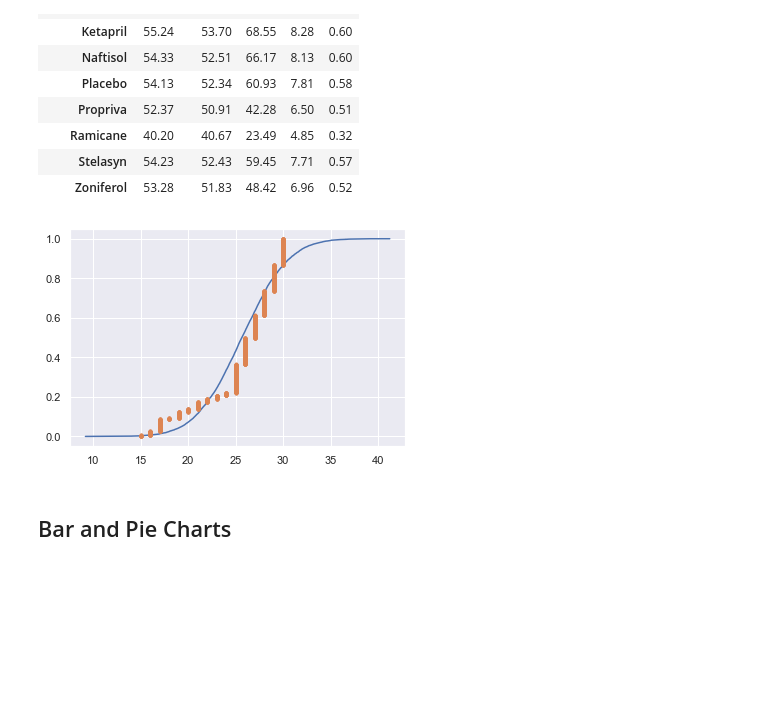
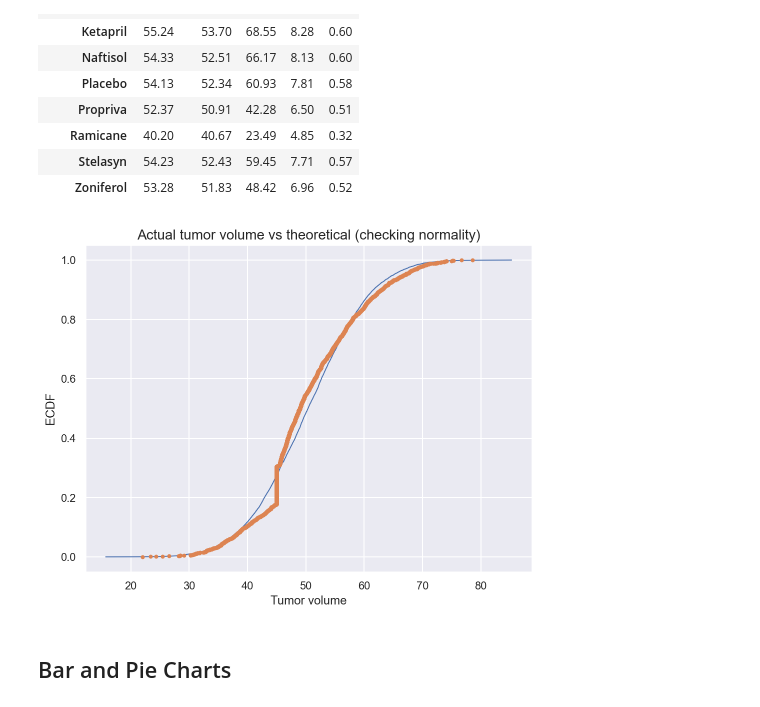
Before and after one commit to OlegRyzhkov2020/matplotlib-challenge, a Jupyter notebook: pymaceuticals_starter.ipynb, the cells around one changed output. Saved outputs shown, nothing was run; the diff lists cells and outputs as text; code cells hidden in the pictures; blank space fills up the shorter version.

Commit message:
exploring data and summary statistics

```diff
--- a/pymaceuticals_starter.ipynb
+++ b/pymaceuticals_starter.ipynb
@@ -32,16 +40,3 @@ mice_data.head()
 | k403 | Ramicane | Male | 21 | 16 | 10 | 35.01 | 1 |
 | k403 | Ramicane | Male | 21 | 16 | 15 | 34.22 | 1 |
 | k403 | Ramicane | Male | 21 | 16 | 20 | 33.00 | 1 |
-# %%
-def ecdf(data):
-    """Compute ECDF for a one-dimensional array of measurements."""
-    # Number of data points: n
-    n = len(data)
-
-    # x-data for the ECDF: x
-    x = np.sort(data)
-
-    # y-data for the ECDF: y
-    y = np.arange(1, n+1) / n
-
-    return x, y
@@ -147,0 +139,16 @@ _=mice_data.corr()['Metastatic Sites'].sort_values().plot.bar()
+# %%
+def ecdf(data):
+    """Compute Empirical Cumulutive Distribution Function (ECDF) for a one-dimensional array of measurements."""
+
+    # Number of data points: n
+    n = len(data)
+    # x-data for the ECDF: x
+    x = np.sort(data)
+    # y-data for the ECDF: y
+    y = np.arange(1, n+1) / n
+    return x, y
+
+def plot_ecdf(data):
+    x,y = ecdf(data)
+    _=plt.plot(x, y, marker='.', linestyle='none')
+    return
@@ -162,16 +184,20 @@ mice_data.groupby('Drug Regimen')['Tumor Volume (mm3)'].agg(['mean', 'median','v
 | Stelasyn | 54.23 | 52.43 | 59.45 | 7.71 | 0.57 |
 | Zoniferol | 53.28 | 51.83 | 48.42 | 6.96 | 0.52 |
 # %%
-# Determine if the mouse weight is considered normally distributed
-mu = np.mean(mice_data['Weight (g)'])
-sigma = np.std(mice_data['Weight (g)'])
+# Determine if the tumor volume is considered normally distributed
+tumor = mice_data['Tumor Volume (mm3)']
+mu = np.mean(tumor)
+sigma = np.std(tumor)
 samples = np.random.normal(mu, sigma, 10000)
-x, y = ecdf(mice_data['Weight (g)'])
+x, y = ecdf(tumor)
 x_theor, y_theor = ecdf(samples)
 _=plt.plot(x_theor, y_theor)
-_=plt.plot(x, y, marker='.', linestyle='none')
+plot_ecdf(tumor)
+_=plt.xlabel('Tumor volume')
+_=plt.ylabel('ECDF')
+_=plt.title('Actual tumor volume vs theoretical (checking normality)', size=14)
 # %% [output]
-[figure, old version]
+[figure, new version]
 # %% [markdown]
 ## Bar and Pie Charts
 # %%
```
Also changed, not shown: parts of 25 cells of this notebook.
